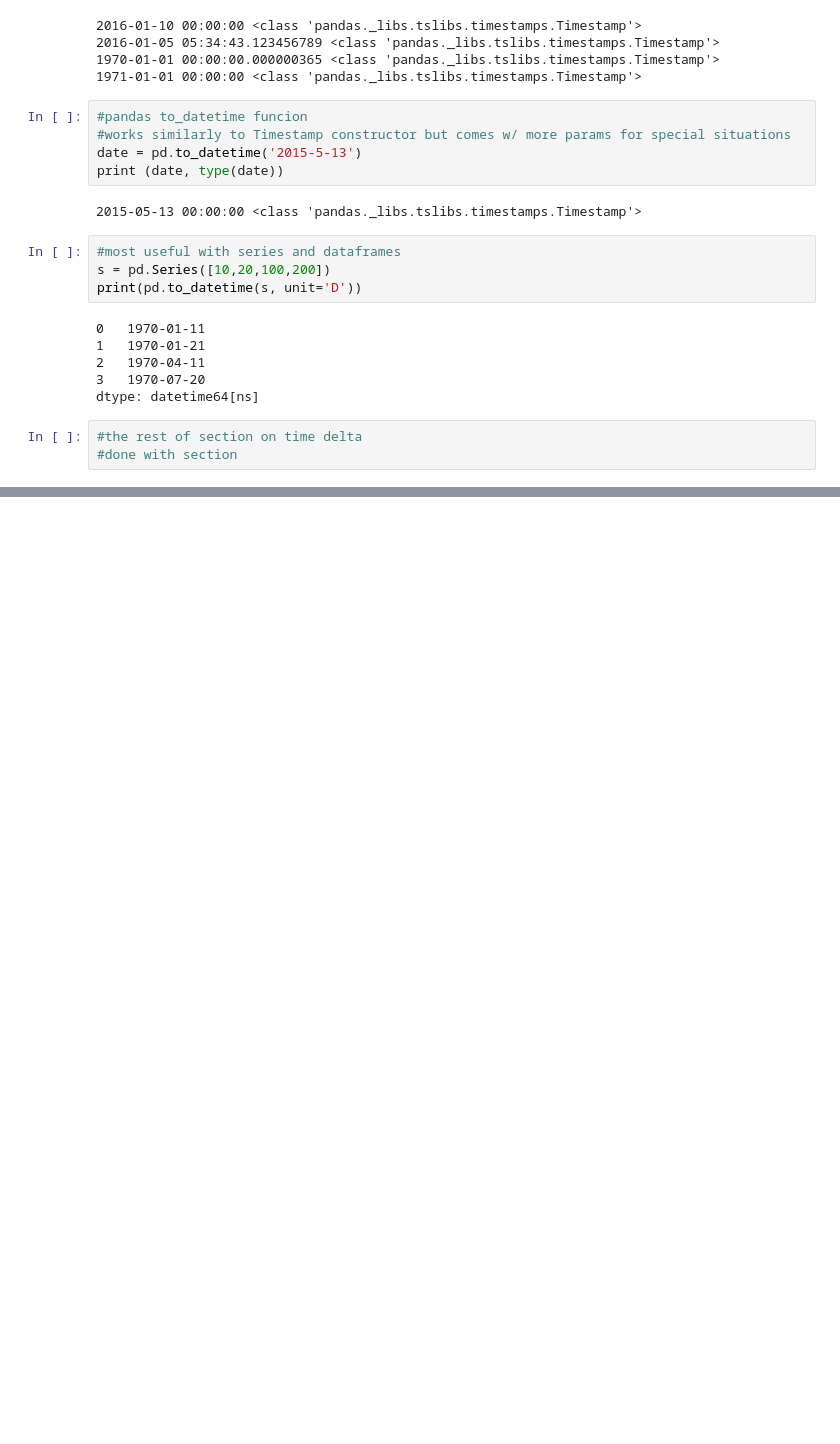
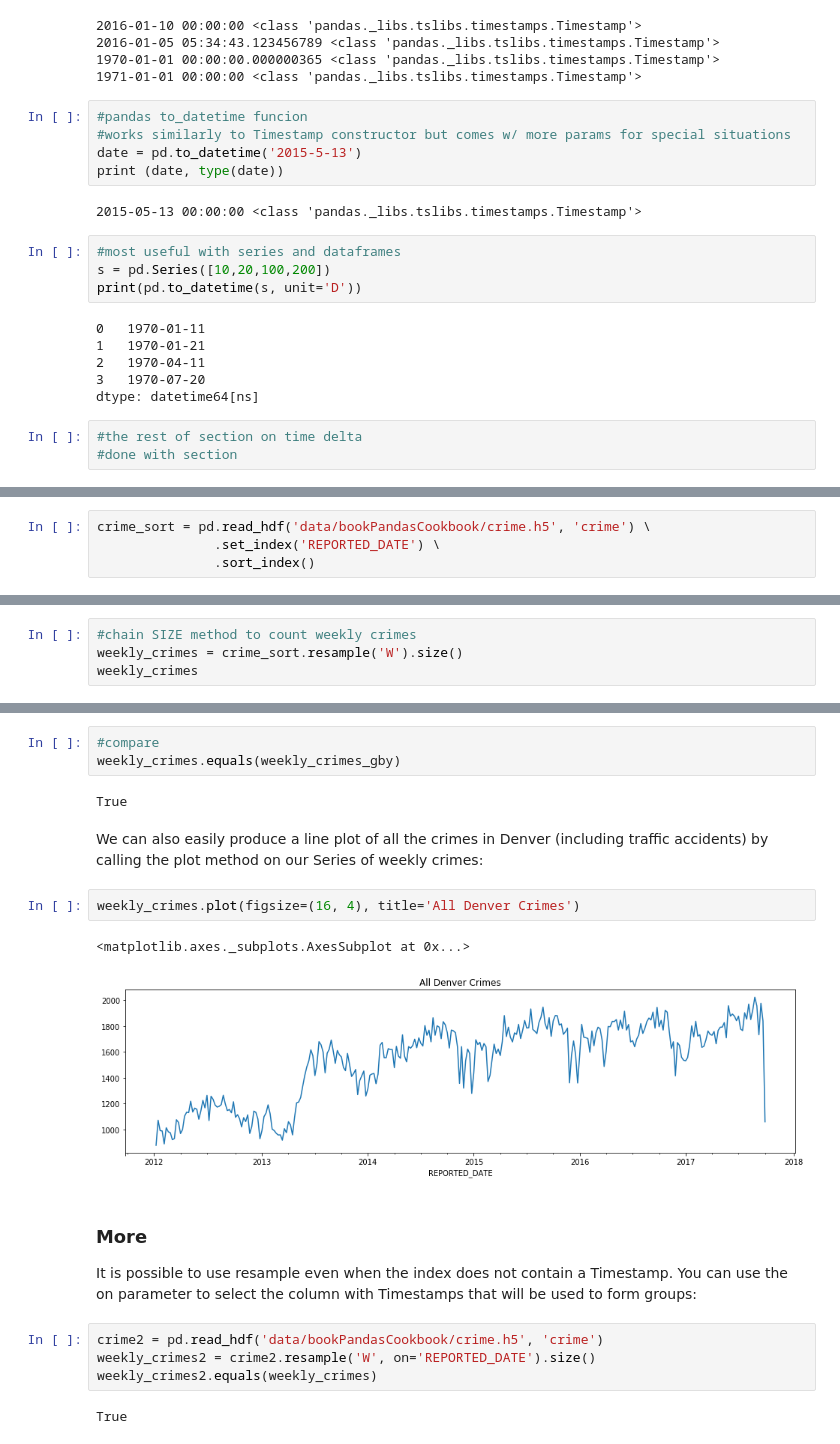
Before and after one commit to anyaconda/helloPy, a Jupyter notebook: myDates_PandasCookbook.ipynb, the cells around one changed output, grey strips where cells are left out. Saved outputs shown, nothing was run; the diff lists cells and outputs as text; blank space fills up the shorter version.

Commit message:
updated myDates from book Pandas Cookbook: finished Ch.10 Time Series Analysis

```diff
--- a/myDates_PandasCookbook.ipynb
+++ b/myDates_PandasCookbook.ipynb
@@ -59,0 +273,4 @@ dtype: datetime64[ns]
+# %%
+crime_sort = pd.read_hdf('data/bookPandasCookbook/crime.h5', 'crime') \
+               .set_index('REPORTED_DATE') \
+               .sort_index()
@@ -59,0 +282,4 @@ dtype: datetime64[ns]
+# %%
+#chain SIZE method to count weekly crimes
+weekly_crimes = crime_sort.resample('W').size()
+weekly_crimes
@@ -59,0 +332,21 @@ dtype: datetime64[ns]
+# %%
+#compare
+weekly_crimes.equals(weekly_crimes_gby)
+# %% [output]
+True
+# %% [markdown]
+We can also easily produce a line plot of all the crimes in Denver (including traffic accidents) by calling the plot method on our Series of weekly crimes:
+# %%
+weekly_crimes.plot(figsize=(16, 4), title='All Denver Crimes')
+# %% [output]
+<matplotlib.axes._subplots.AxesSubplot at 0x...>
+[figure, added]
+# %% [markdown]
+### More
+It is possible to use resample even when the index does not contain a Timestamp. You can use the on parameter to select the column with Timestamps that will be used to form groups:
+# %%
+crime2 = pd.read_hdf('data/bookPandasCookbook/crime.h5', 'crime')
+weekly_crimes2 = crime2.resample('W', on='REPORTED_DATE').size()
+weekly_crimes2.equals(weekly_crimes)
+# %% [output]
+True
```
Also changed, not shown: parts of 142 cells of this notebook, 3 other files.
